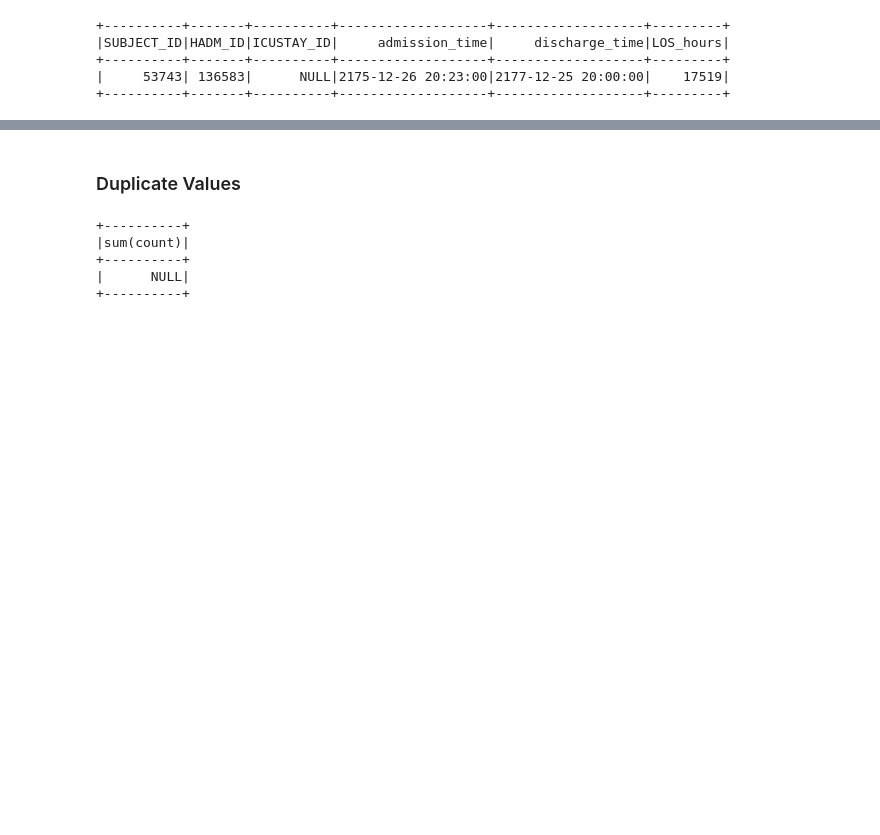
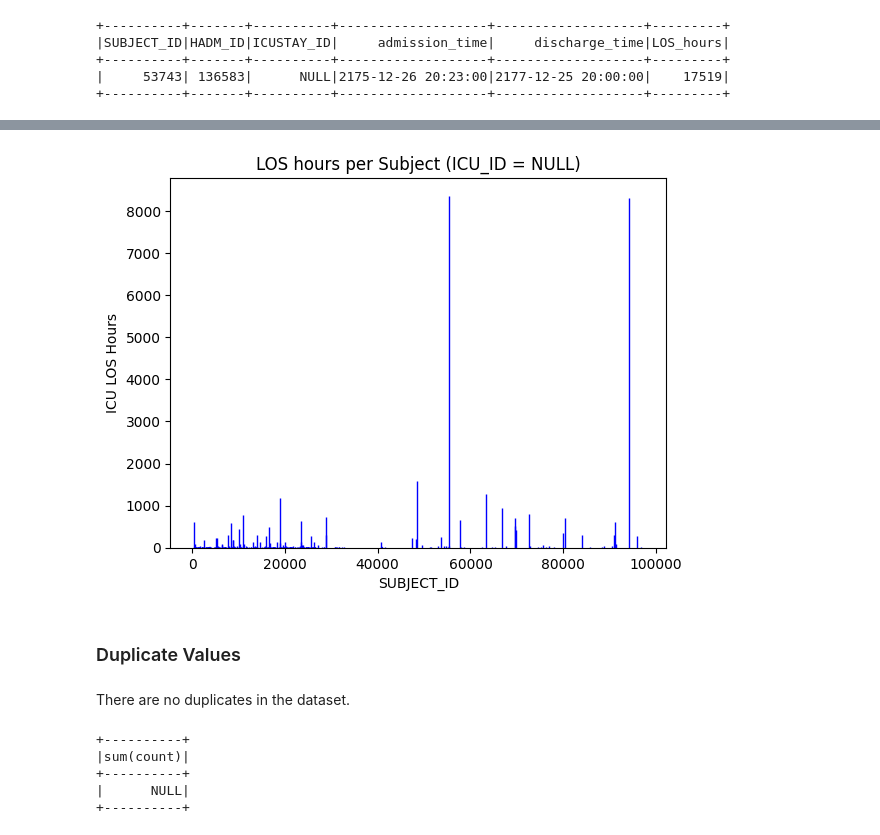
Before and after one commit to DanielaTomas/FCUP-BDCC, a Jupyter notebook: Project-2/Events.ipynb, the cells around one changed output, grey strips where cells are left out. Cells and saved outputs as stored; diff of their text form; code cells hidden in the pictures; blank space fills up the shorter version.

```diff
--- a/Project-2/Events.ipynb
+++ b/Project-2/Events.ipynb
@@ -278,5 +279,5 @@ Now we can observe that:
 * The maximum LOS is 8360 hours ~ 11 months
 # %%
-icu_null = icu_null.filter(col("LOS_hours") != 17519)
-icu_null.describe("LOS_hours").show()
+icu_null_df = icu_null_df.filter(col("LOS_hours") != 17519)
+icu_null_df.describe("LOS_hours").show()
 # %% [output]
@@ -291,0 +319,2 @@ icu_null.describe("LOS_hours").show()
+# %%
+icu_null_df = icu_null_df.filter(col("admission_time") != col("discharge_time"))
@@ -291,0 +340,11 @@ icu_null.describe("LOS_hours").show()
+# %%
+y = [val.LOS_hours for val in icu_null_df.select('LOS_hours').collect()]
+x = [val.SUBJECT_ID for val in icu_null_df.select('SUBJECT_ID').collect()]
+
+plt.bar(x, y, ec='blue')
+plt.ylabel('ICU LOS Hours')
+plt.xlabel('SUBJECT_ID')
+plt.title('LOS hours per Subject (ICU_ID = NULL)')
+plt.show()
+# %% [output]
+[figure, added]
@@ -292,5 +353,7 @@ icu_null.describe("LOS_hours").show()
 # %% [markdown]
 ### Duplicate Values
+# %% [markdown]
+There are no duplicates in the dataset.
 # %%
 #duplicate_rows_count = df.count() - df.distinct().count()
 
```
Also changed, not shown: parts of 18 cells of this notebook.
